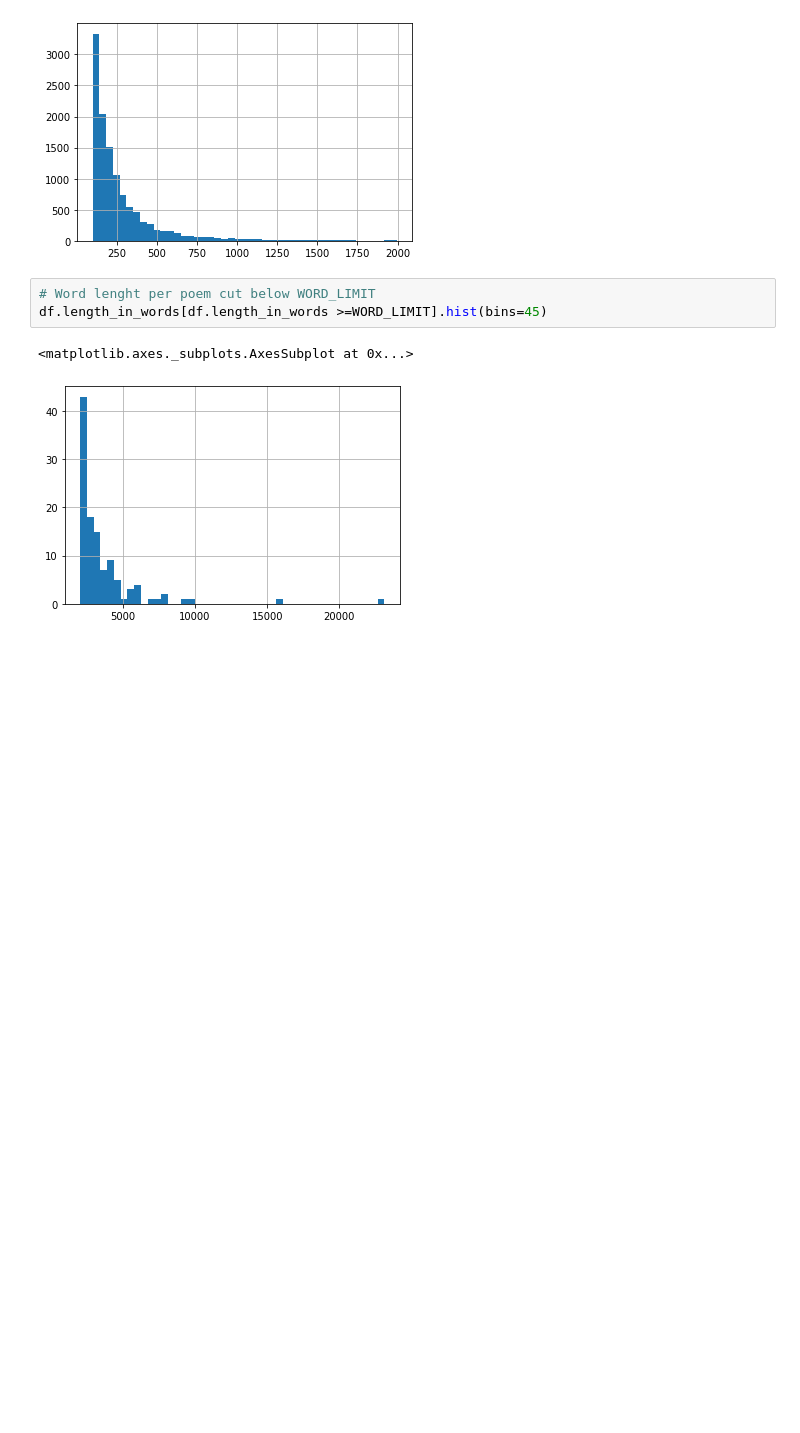
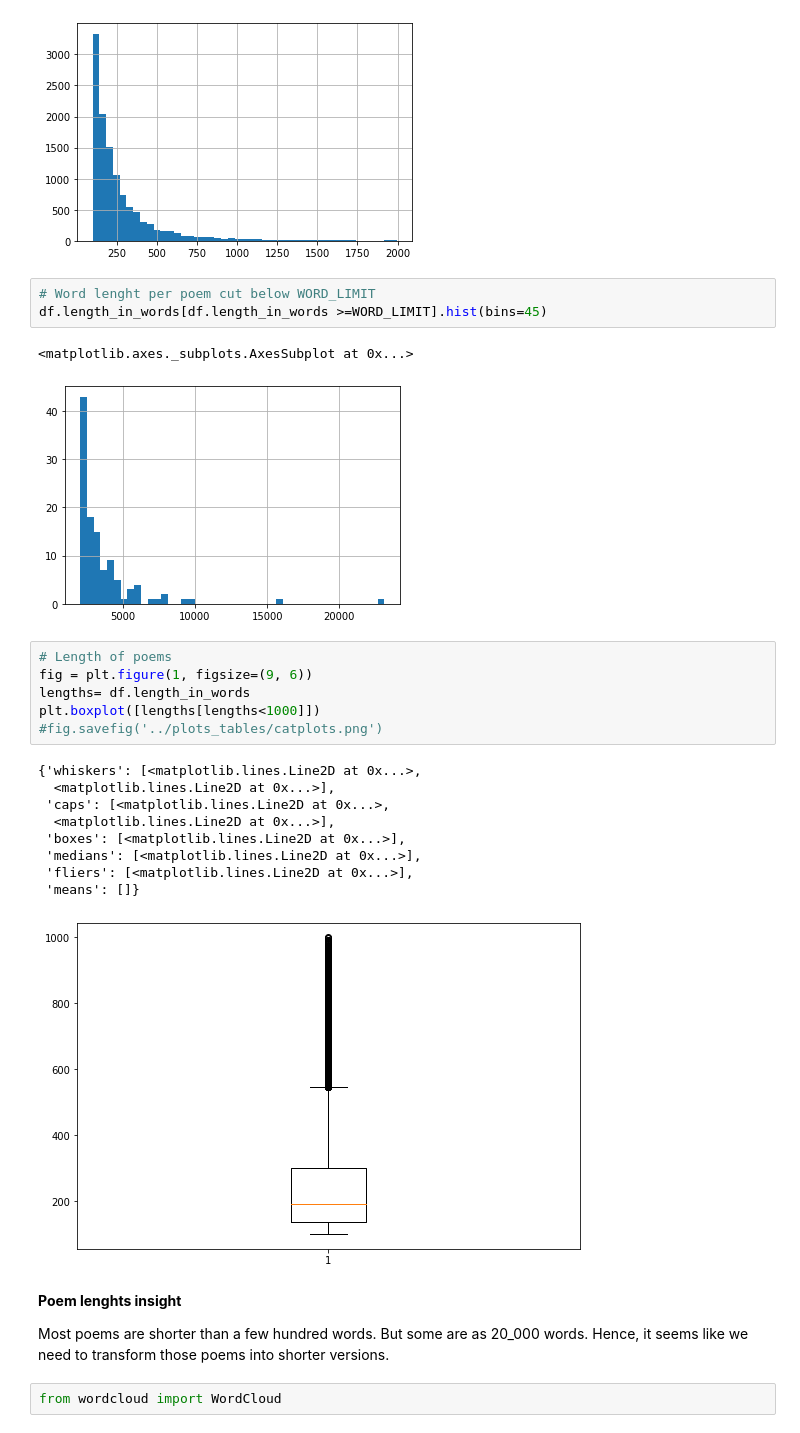
Before and after one commit to reneang17/authorencoder, a Jupyter notebook: wrangling_eda/eda.ipynb, the cells around one changed output. Cells and saved outputs as stored; diff of their text form; blank space fills up the shorter version.

```diff
--- a/wrangling_eda/eda.ipynb
+++ b/wrangling_eda/eda.ipynb
@@ -118,3 +132,26 @@ df.length_in_words[df.length_in_words >=WORD_LIMIT].hist(bins=45)
 # %% [output]
 <matplotlib.axes._subplots.AxesSubplot at 0x...>
 [figure]
+# %%
+# Length of poems
+fig = plt.figure(1, figsize=(9, 6))
+lengths= df.length_in_words
+plt.boxplot([lengths[lengths<1000]])
+#fig.savefig('../plots_tables/catplots.png')
+# %% [output]
+{'whiskers': [<matplotlib.lines.Line2D at 0x...>,
+  <matplotlib.lines.Line2D at 0x...>],
+ 'caps': [<matplotlib.lines.Line2D at 0x...>,
+  <matplotlib.lines.Line2D at 0x...>],
+ 'boxes': [<matplotlib.lines.Line2D at 0x...>],
+ 'medians': [<matplotlib.lines.Line2D at 0x...>],
+ 'fliers': [<matplotlib.lines.Line2D at 0x...>],
+ 'means': []}
+[figure, added]
+# %% [markdown]
+**Poem lenghts insight**
+
+Most poems are shorter than a few hundred words. But some are as 20_000 words.
+Hence, it seems like we need to transform those poems into shorter versions.
+# %%
+from wordcloud import WordCloud
```
Also changed, not shown: parts of 4 cells of this notebook.
